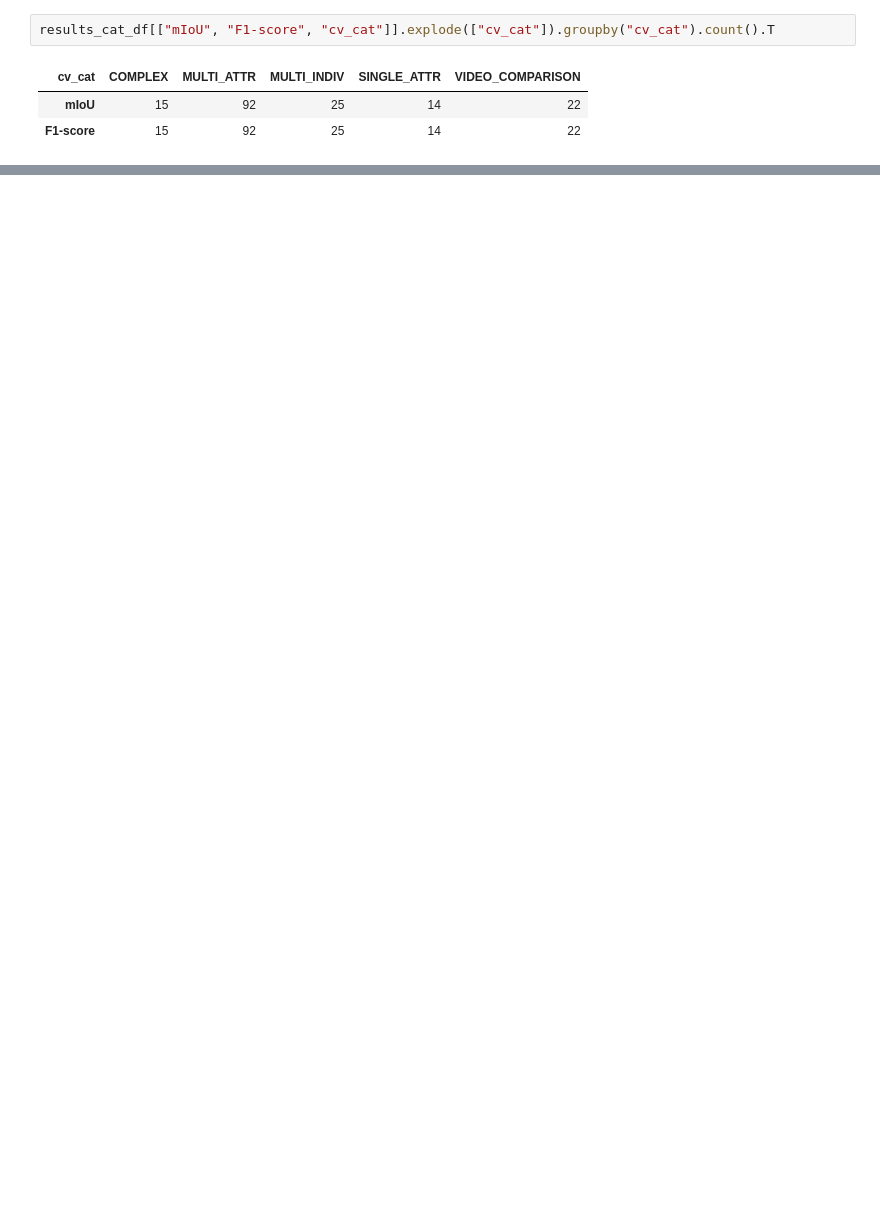
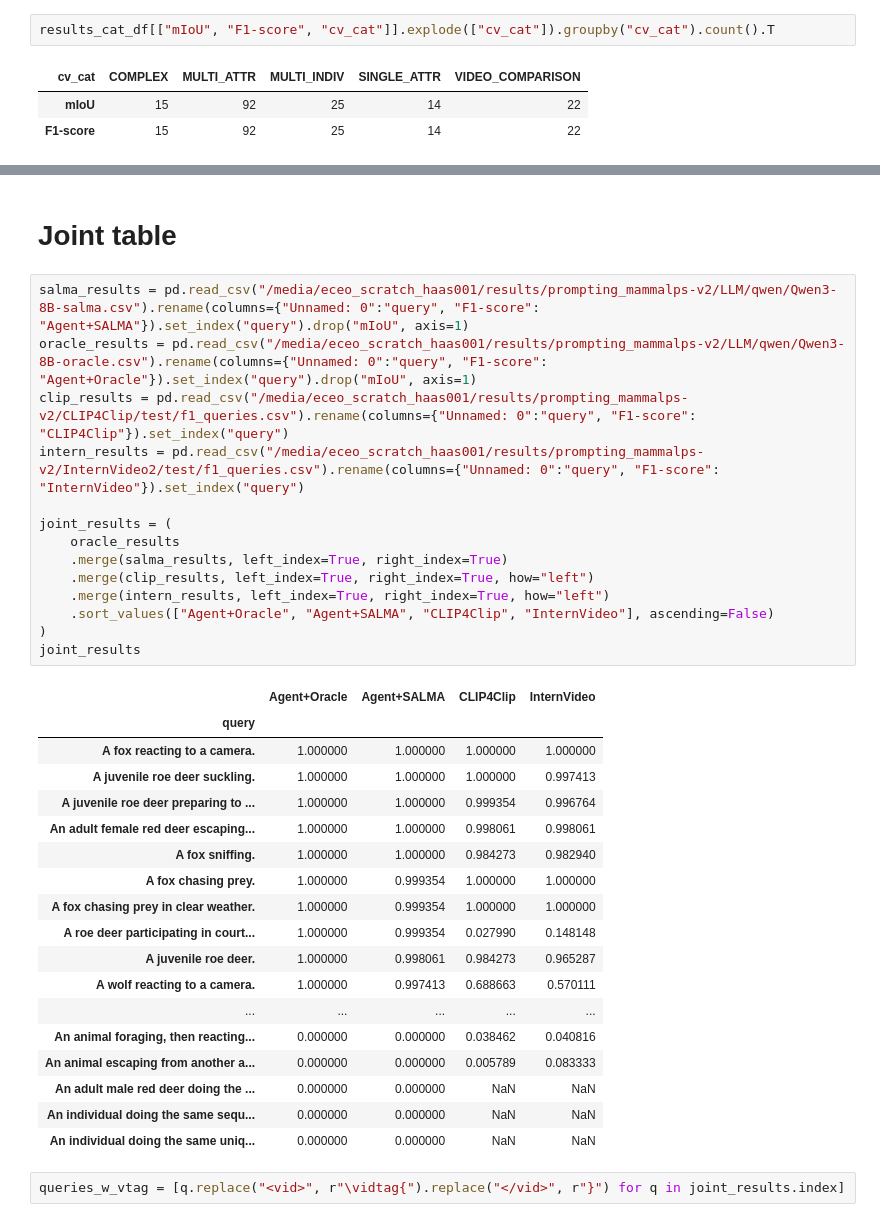
Before and after one commit to eceo-epfl/prompting-mammalps, a Jupyter notebook: evaluation/LLMEval.ipynb, the cells around one changed output, grey strips where cells are left out. Saved outputs shown, nothing was run; the diff lists cells and outputs as text; blank space fills up the shorter version.

```diff
--- a/evaluation/LLMEval.ipynb
+++ b/evaluation/LLMEval.ipynb
@@ -129,0 +225,37 @@ results_cat_df[["mIoU", "F1-score", "cv_cat"]].explode(["cv_cat"]).groupby("cv_c
+# %% [markdown]
+# Joint table
+# %%
+salma_results = pd.read_csv("/media/eceo_scratch_haas001/results/prompting_mammalps-v2/LLM/qwen/Qwen3-8B-salma.csv").rename(columns={"Unnamed: 0":"query", "F1-score": "Agent+SALMA"}).set_index("query").drop("mIoU", axis=1)
+oracle_results = pd.read_csv("/media/eceo_scratch_haas001/results/prompting_mammalps-v2/LLM/qwen/Qwen3-8B-oracle.csv").rename(columns={"Unnamed: 0":"query", "F1-score": "Agent+Oracle"}).set_index("query").drop("mIoU", axis=1)
+clip_results = pd.read_csv("/media/eceo_scratch_haas001/results/prompting_mammalps-v2/CLIP4Clip/test/f1_queries.csv").rename(columns={"Unnamed: 0":"query", "F1-score": "CLIP4Clip"}).set_index("query")
+intern_results = pd.read_csv("/media/eceo_scratch_haas001/results/prompting_mammalps-v2/InternVideo2/test/f1_queries.csv").rename(columns={"Unnamed: 0":"query", "F1-score": "InternVideo"}).set_index("query")
+
+joint_results = (
+    oracle_results
+    .merge(salma_results, left_index=True, right_index=True)
+    .merge(clip_results, left_index=True, right_index=True, how="left")
+    .merge(intern_results, left_index=True, right_index=True, how="left")
+    .sort_values(["Agent+Oracle", "Agent+SALMA", "CLIP4Clip", "InternVideo"], ascending=False)
+)
+joint_results
+# %% [output]
+|  | Agent+Oracle | Agent+SALMA | CLIP4Clip | InternVideo |
+| query |  |  |  |  |
+| A fox reacting to a camera. | 1.000000 | 1.000000 | 1.000000 | 1.000000 |
+| A juvenile roe deer suckling. | 1.000000 | 1.000000 | 1.000000 | 0.997413 |
+| A juvenile roe deer preparing to ... | 1.000000 | 1.000000 | 0.999354 | 0.996764 |
+| An adult female red deer escaping... | 1.000000 | 1.000000 | 0.998061 | 0.998061 |
+| A fox sniffing. | 1.000000 | 1.000000 | 0.984273 | 0.982940 |
+| A fox chasing prey. | 1.000000 | 0.999354 | 1.000000 | 1.000000 |
+| A fox chasing prey in clear weather. | 1.000000 | 0.999354 | 1.000000 | 1.000000 |
+| A roe deer participating in court... | 1.000000 | 0.999354 | 0.027990 | 0.148148 |
+| A juvenile roe deer. | 1.000000 | 0.998061 | 0.984273 | 0.965287 |
+| A wolf reacting to a camera. | 1.000000 | 0.997413 | 0.688663 | 0.570111 |
+| ... | ... | ... | ... | ... |
+| An animal foraging, then reacting... | 0.000000 | 0.000000 | 0.038462 | 0.040816 |
+| An animal escaping from another a... | 0.000000 | 0.000000 | 0.005789 | 0.083333 |
+| An adult male red deer doing the ... | 0.000000 | 0.000000 | NaN | NaN |
+| An individual doing the same sequ... | 0.000000 | 0.000000 | NaN | NaN |
+| An individual doing the same uniq... | 0.000000 | 0.000000 | NaN | NaN |
+# %%
+queries_w_vtag = [q.replace("<vid>", r"\vidtag{").replace("</vid>", r"}") for q in joint_results.index]
```
Also changed, not shown: parts of 15 cells of this notebook, 2 other files.
